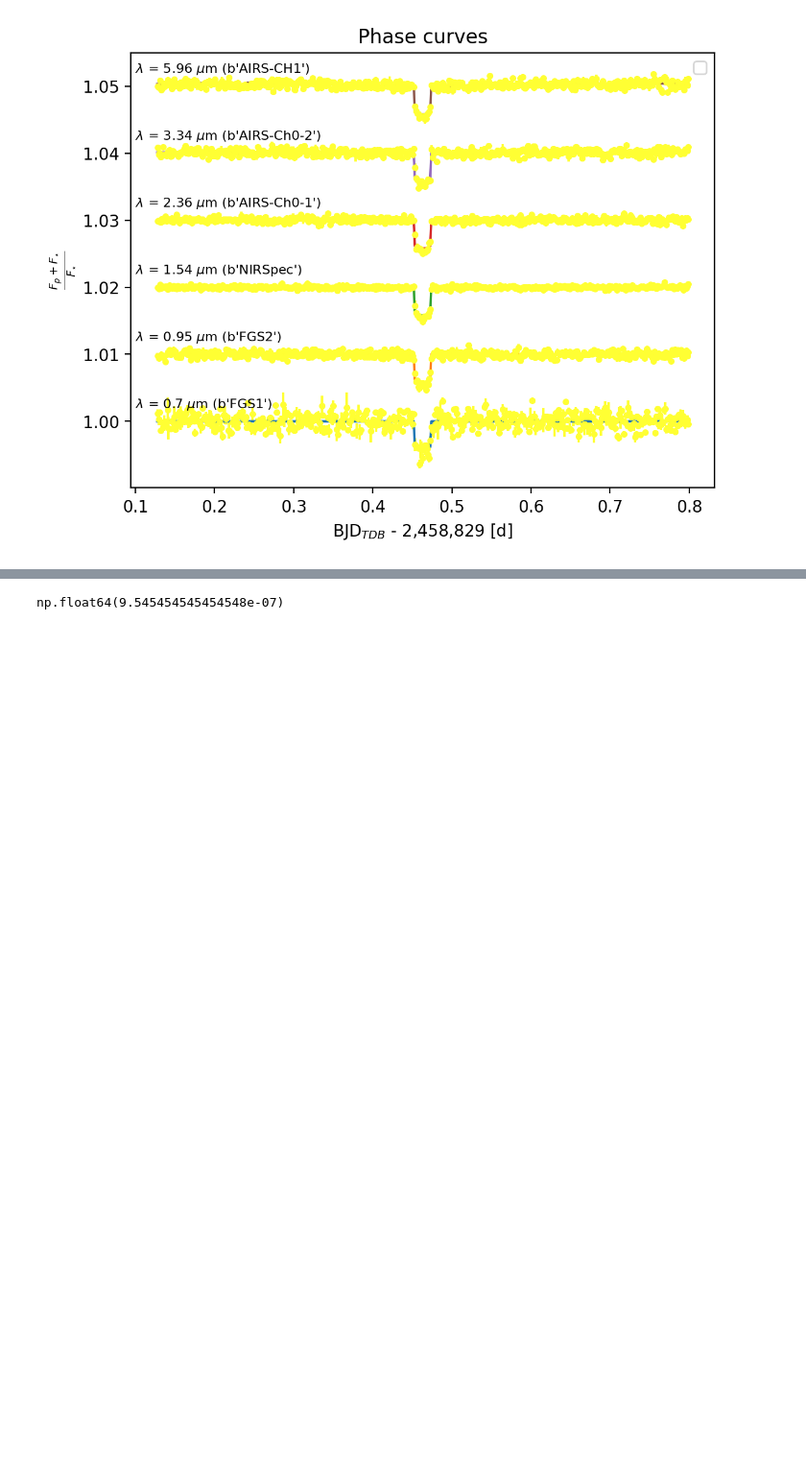
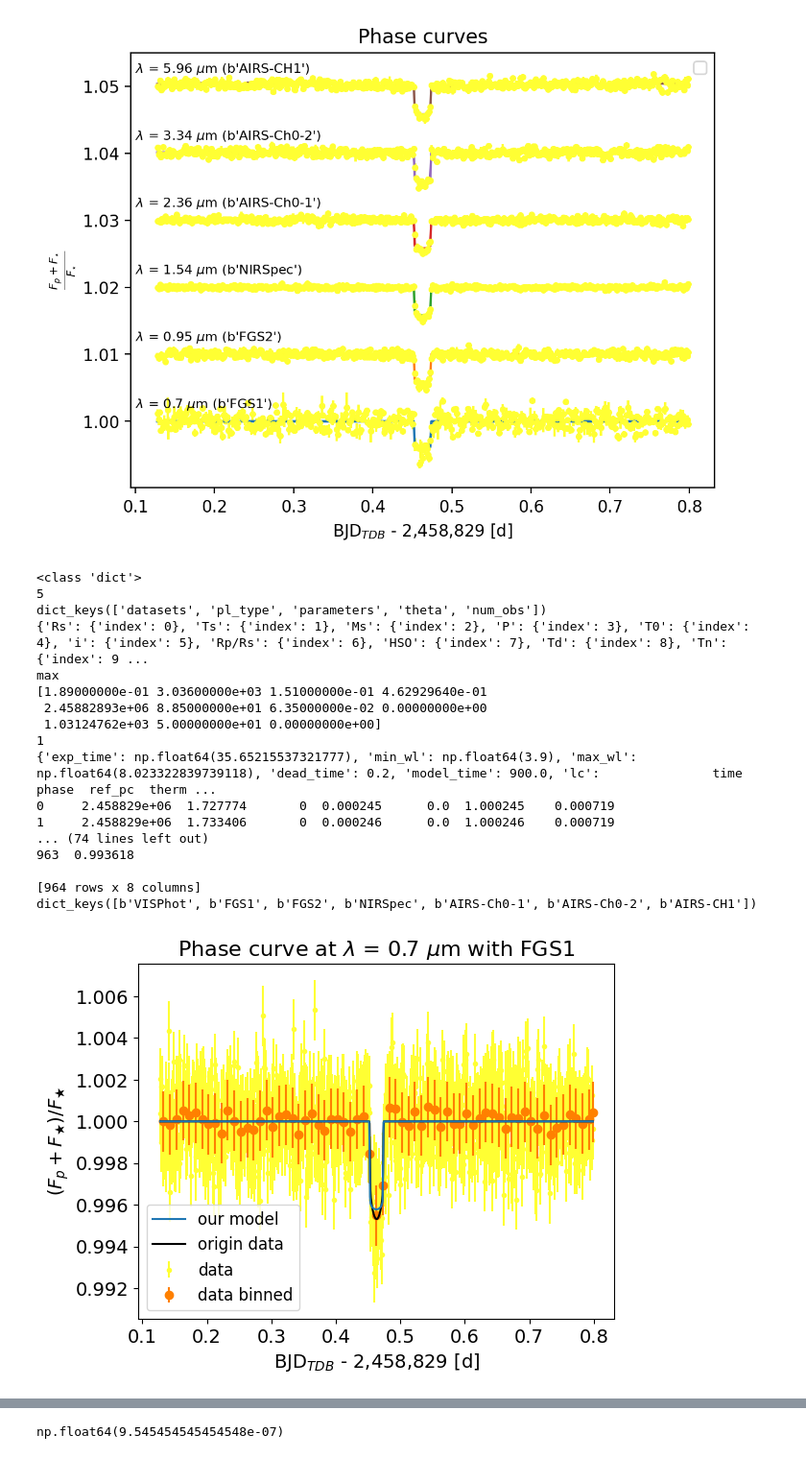
Before and after one commit to olwenrering/M2-LIU-Elsa, a Jupyter notebook: mcmc_multiwavelength.ipynb, the cells around one changed output, grey strips where cells are left out. Shown at 96% size. Cells and saved outputs as stored; diff of their text form; code cells hidden in the pictures; blank space fills up the shorter version.

```diff
--- a/mcmc_multiwavelength.ipynb
+++ b/mcmc_multiwavelength.ipynb
@@ -334,3 +334,70 @@ plt.show()
 0.0120015
 1031.2476166730817
 [figure]
+# %%
+#df = pd.read_pickle("LHS3844b_0.0_1obs.pickle")
+df2 = pd.read_pickle("LHS3844b_phase_curve_max_1obs.pickle")
+
+#print(df)
+print(type(df2))
+print(len(df2))
+print(df2.keys())
+print(df2['parameters'])
+print(df2['pl_type'])
+print(df2['theta'])
+print(df2['num_obs'])
+print(df2['datasets'][b'AIRS-CH1'])
+#print(df['input_parameters'])
+print(df2['datasets'][b'VISPhot']['lc'])#['lc'])
+#print(df['data'].keys())
+
+
+time_2 = df2['datasets'][b'VISPhot']['lc']['time'] - 2458828.93
+pc_2 = df2['datasets'][b'VISPhot']['lc']['model'] #+ df2['datasets'][b'VISPhot']['lc']['therm_pc']
+
+instru = df2['datasets'].keys()
+print(instru)
+instru = list(instru)
+instru.pop(0)
+
+plt.rcParams.update({
+    'xtick.labelsize': 14,
+    'ytick.labelsize': 14
+})
+
+dataset = {}
+for i, inst in enumerate(instru) :
+    time = df2['datasets'][inst]['lc']['time'] - 2458828.93
+    pc = df2['datasets'][inst]['lc']['model']
+    dataset[list(wvl)[i]] = [time, df2['datasets'][inst]['lc']['ariel'], df2['datasets'][inst]['lc']['flux_error']]
+    second_binned = fast_binning(time, df2['datasets'][inst]['lc']['ariel'], 0.01, error = np.array(df2['datasets'][inst]['lc']['flux_error']))
+    plt.figure()
+    plt.errorbar(time, df2['datasets'][inst]['lc']['ariel'], yerr=df2['datasets'][inst]['lc']['flux_error'], c=(1, 1, 0.2), fmt='.', label='data')
+    plt.errorbar(second_binned[0], second_binned[1], yerr=df2['datasets'][inst]['lc']['flux_error'][:len(second_binned[0])], c=(1, 0.5, 0), fmt='o', label='data binned', zorder=3)
+    plt.plot(time, light_curve_model(time, list(wvl)[i], R, T_planet, T_star, P, R_star, M_star, time_transit, uu), label='our model', zorder=10)
+    plt.plot(time, pc, 'k', label='origin data', zorder=5)
+    plt.title(rf'Phase curve at $\lambda$ = {list(wvl)[i]} $\mu$m with {str(inst)[2:-1]}', fontsize=16)
+    plt.legend(fontsize=12)
+    plt.xlabel(r'BJD$_{TDB}$ - 2,458,829 [d]', fontsize=14)
+    plt.ylabel(r'$(F_p + F_{\bigstar})/F_{\bigstar}$', fontsize=14)
+    plt.savefig(f"model_{str(inst)[2:-1]}.svg")
+    plt.show()
+# %% [output]
+<class 'dict'>
+5
+dict_keys(['datasets', 'pl_type', 'parameters', 'theta', 'num_obs'])
+{'Rs': {'index': 0}, 'Ts': {'index': 1}, 'Ms': {'index': 2}, 'P': {'index': 3}, 'T0': {'index': 4}, 'i': {'index': 5}, 'Rp/Rs': {'index': 6}, 'HSO': {'index': 7}, 'Td': {'index': 8}, 'Tn': {'index': 9 ...
+max
+[1.89000000e-01 3.03600000e+03 1.51000000e-01 4.62929640e-01
+ 2.45882893e+06 8.85000000e+01 6.35000000e-02 0.00000000e+00
+ 1.03124762e+03 5.00000000e+01 0.00000000e+00]
+1
+{'exp_time': np.float64(35.65215537321777), 'min_wl': np.float64(3.9), 'max_wl': np.float64(8.023322839739118), 'dead_time': 0.2, 'model_time': 900.0, 'lc':               time     phase  ref_pc  therm ...
+0     2.458829e+06  1.727774       0  0.000245      0.0  1.000245    0.000719
+1     2.458829e+06  1.733406       0  0.000246      0.0  1.000246    0.000719
+... (74 lines left out)
+963  0.993618
+
+[964 rows x 8 columns]
+dict_keys([b'VISPhot', b'FGS1', b'FGS2', b'NIRSpec', b'AIRS-Ch0-1', b'AIRS-Ch0-2', b'AIRS-CH1'])
+[figure, added]
```
Also changed, not shown: parts of 8 cells of this notebook.
